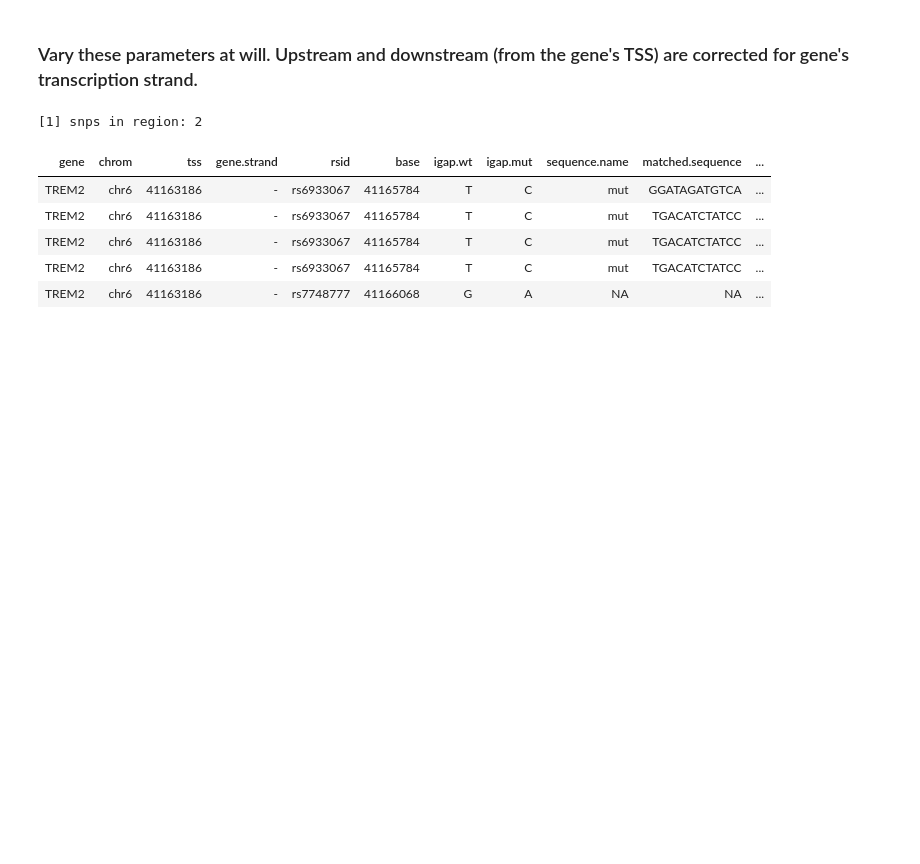
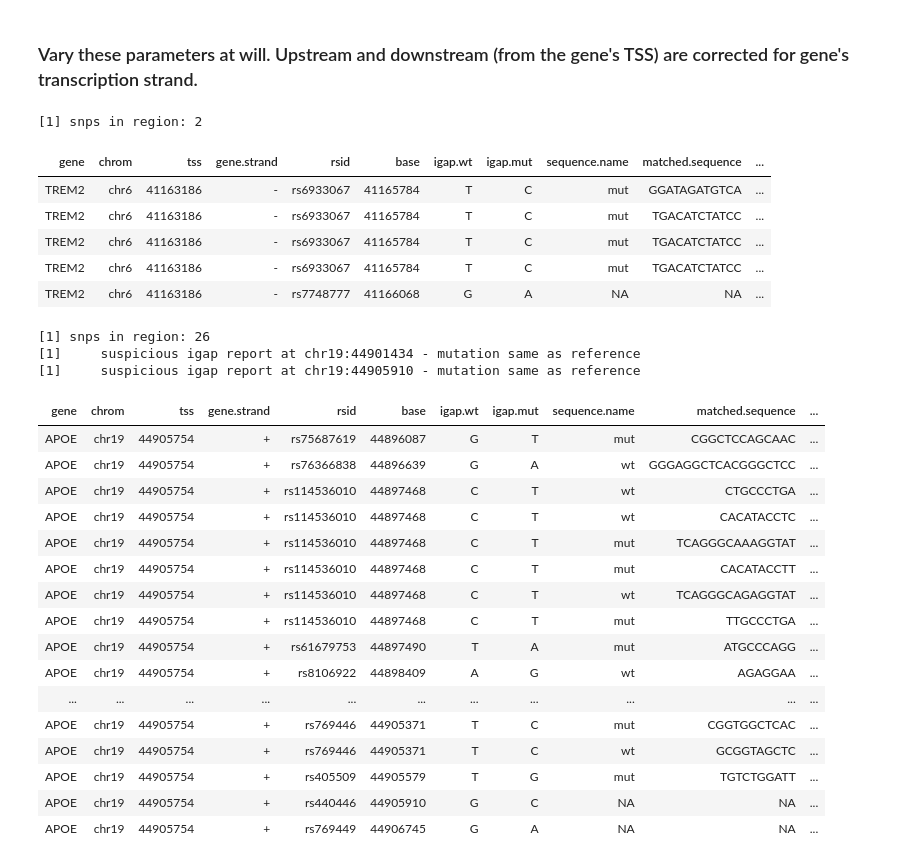
Before and after one commit to PriceLab/dora, a Jupyter notebook: notebooks/AD-trena/FIMO snp assay (igap gwas).ipynb, the cells around one changed output. Saved outputs shown, nothing was run; the diff lists cells and outputs as text; code cells hidden in the pictures; blank space fills up the shorter version.

```diff
--- a/notebooks/AD-trena/FIMO snp assay (igap gwas).ipynb
+++ b/notebooks/AD-trena/FIMO snp assay (igap gwas).ipynb
@@ -16,3 +16,26 @@ igap.gwas.SNPassay(gene="TREM2", upstream=5000, downstream=100, snp.shoulder=10,
 | TREM2 | chr6 | 41163186 | - | rs6933067 | 41165784 | T | C | mut | TGACATCTATCC | ... |
 | TREM2 | chr6 | 41163186 | - | rs6933067 | 41165784 | T | C | mut | TGACATCTATCC | ... |
 | TREM2 | chr6 | 41163186 | - | rs7748777 | 41166068 | G | A | NA | NA | ... |
+# %%
+igap.gwas.SNPassay(gene="APOE", upstream=10000, downstream=1000, snp.shoulder=10, quiet=TRUE)
+# %% [output]
+[1] snps in region: 26
+[1]     suspicious igap report at chr19:44901434 - mutation same as reference
+[1]     suspicious igap report at chr19:44905910 - mutation same as reference
+| gene | chrom | tss | gene.strand | rsid | base | igap.wt | igap.mut | sequence.name | matched.sequence | ... |
+| APOE | chr19 | 44905754 | + | rs75687619 | 44896087 | G | T | mut | CGGCTCCAGCAAC | ... |
+| APOE | chr19 | 44905754 | + | rs76366838 | 44896639 | G | A | wt | GGGAGGCTCACGGGCTCC | ... |
+| APOE | chr19 | 44905754 | + | rs114536010 | 44897468 | C | T | wt | CTGCCCTGA | ... |
+| APOE | chr19 | 44905754 | + | rs114536010 | 44897468 | C | T | wt | CACATACCTC | ... |
+| APOE | chr19 | 44905754 | + | rs114536010 | 44897468 | C | T | mut | TCAGGGCAAAGGTAT | ... |
+| APOE | chr19 | 44905754 | + | rs114536010 | 44897468 | C | T | mut | CACATACCTT | ... |
+| APOE | chr19 | 44905754 | + | rs114536010 | 44897468 | C | T | wt | TCAGGGCAGAGGTAT | ... |
+| APOE | chr19 | 44905754 | + | rs114536010 | 44897468 | C | T | mut | TTGCCCTGA | ... |
+| APOE | chr19 | 44905754 | + | rs61679753 | 44897490 | T | A | mut | ATGCCCAGG | ... |
+| APOE | chr19 | 44905754 | + | rs8106922 | 44898409 | A | G | wt | AGAGGAA | ... |
+| ... | ... | ... | ... | ... | ... | ... | ... | ... | ... | ... |
+| APOE | chr19 | 44905754 | + | rs769446 | 44905371 | T | C | mut | CGGTGGCTCAC | ... |
+| APOE | chr19 | 44905754 | + | rs769446 | 44905371 | T | C | wt | GCGGTAGCTC | ... |
+| APOE | chr19 | 44905754 | + | rs405509 | 44905579 | T | G | mut | TGTCTGGATT | ... |
+| APOE | chr19 | 44905754 | + | rs440446 | 44905910 | G | C | NA | NA | ... |
+| APOE | chr19 | 44905754 | + | rs769449 | 44906745 | G | A | NA | NA | ... |
```
Also changed, not shown: 2 other files.
